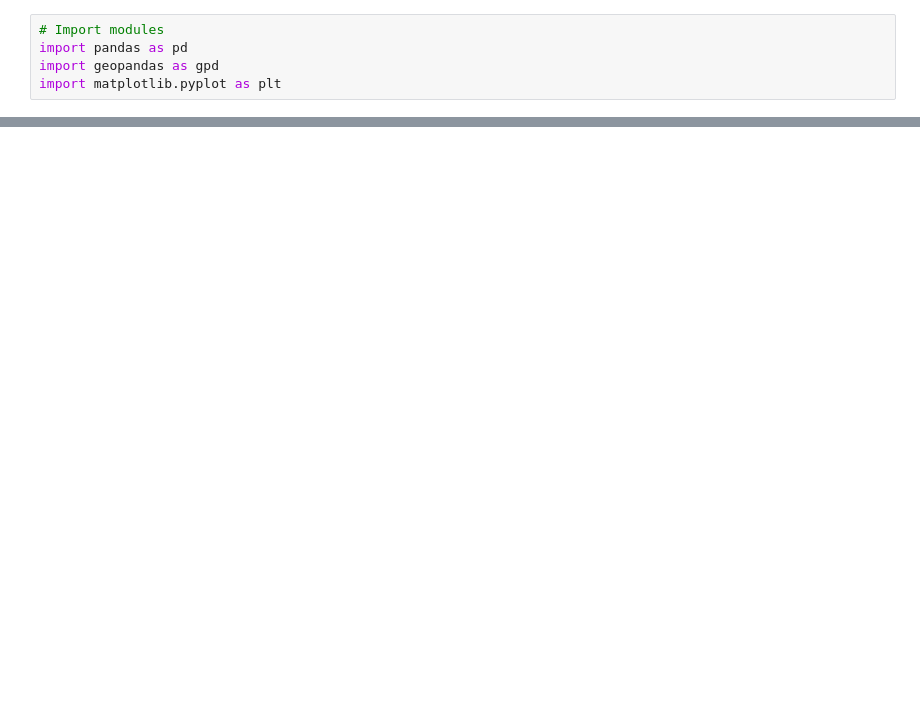
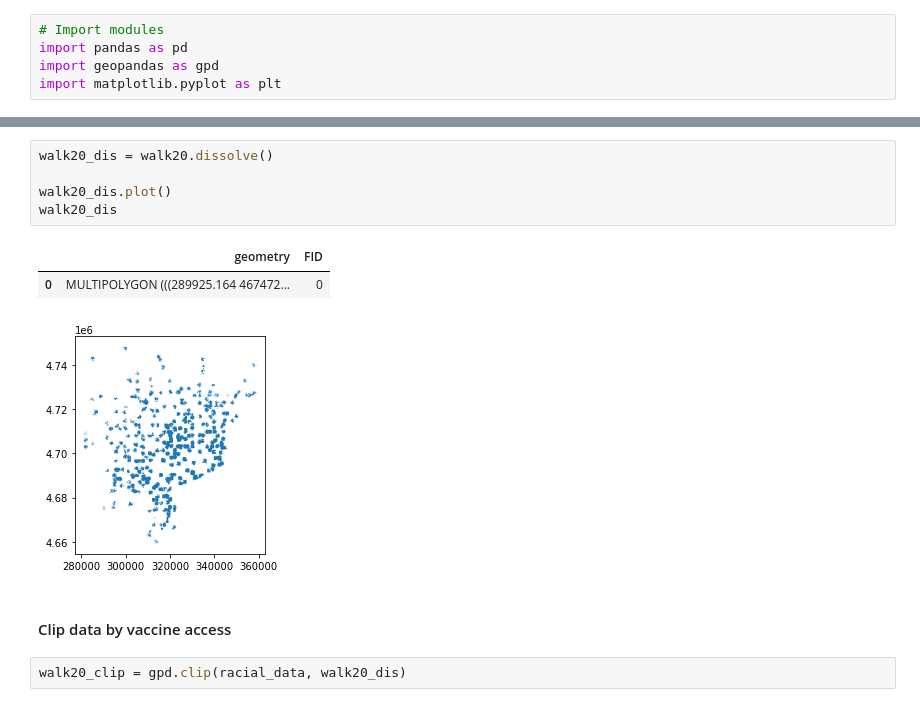
Before and after one commit to LucyMakesMaps/COVID_VaccineClinics, a Jupyter notebook: Notebooks/UnderstandingAccess.ipynb, the cells around one changed output, grey strips where cells are left out. Cells and saved outputs as stored; diff of their text form; blank space fills up the shorter version.

```diff
--- a/Notebooks/UnderstandingAccess.ipynb
+++ b/Notebooks/UnderstandingAccess.ipynb
@@ -30,0 +55,13 @@ racial_data.plot(markersize=2, column='field', categorical=True, legend=True)
+# %%
+walk20_dis = walk20.dissolve()
+
+walk20_dis.plot()
+walk20_dis
+# %% [output]
+|  | geometry | FID |
+| 0 | MULTIPOLYGON (((289925.164 467472... | 0 |
+[figure, added]
+# %% [markdown]
+#### Clip data by vaccine access
+# %%
+walk20_clip = gpd.clip(racial_data, walk20_dis)
```
Also changed, not shown: parts of 26 cells of this notebook, 1 other file.
